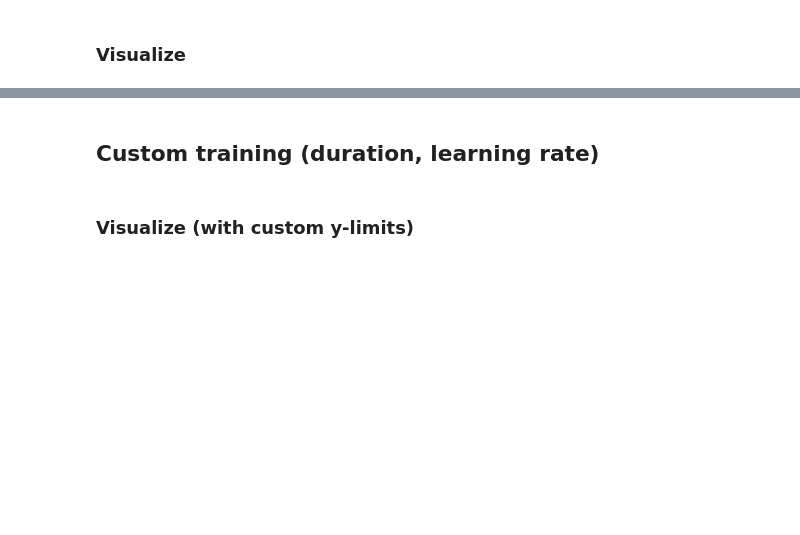
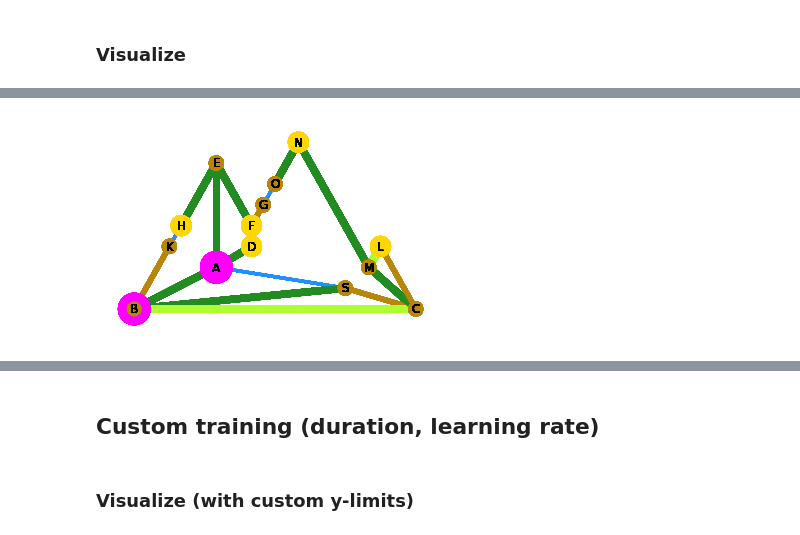
Before and after one commit to christianhidber/easyagents, a Jupyter notebook: jupyter_notebooks/easyagents_berater.ipynb, the cells around one changed output, grey strips where cells are left out. Cells and saved outputs as stored; diff of their text form; code cells hidden in the pictures; blank space fills up the shorter version.

```diff
--- a/jupyter_notebooks/easyagents_berater.ipynb
+++ b/jupyter_notebooks/easyagents_berater.ipynb
@@ -414,3 +424,4 @@ from easyagents.tfagents import PpoAgent
 # %%
-ppoAgent = PpoAgent( gym_env_name = 'Berater-v1', fc_layers=(500,500,500) )
+ppoAgent = PpoAgent( gym_env_name = 'Berater-v1', fc_layers=(500,500,500),
+                     training_duration=TrainingDuration(max_steps_per_episode = 50) )
 ppoAgent.train()
@@ -424,0 +480,5 @@ ppoAgent.plot_losses()
+# %%
+from IPython.display import HTML
+
+HTML( ppoAgent.render_episodes_to_html(num_episodes=1, fps=10) )
+# %% [output]
@@ -424,0 +486 @@ ppoAgent.plot_losses()
+[figure, added]
```
Also changed, not shown: parts of 23 cells of this notebook, 1 other file.
